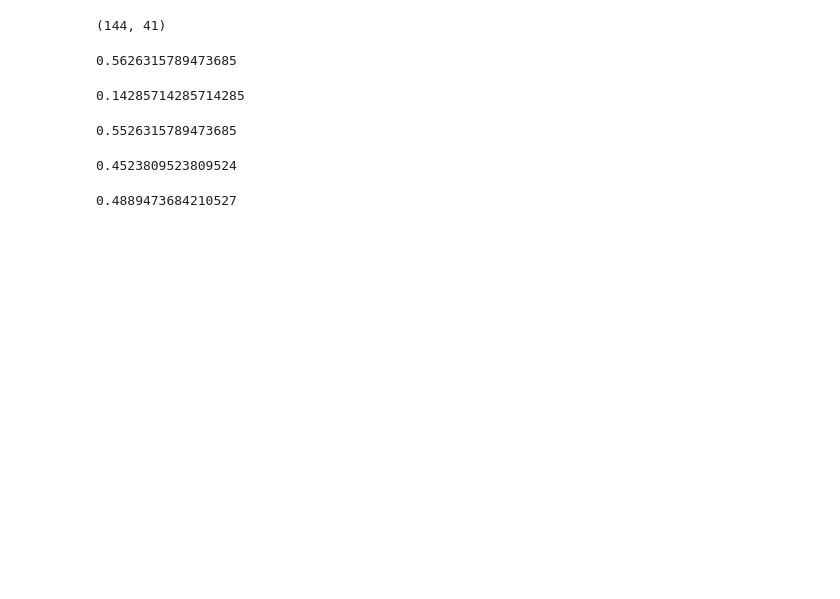
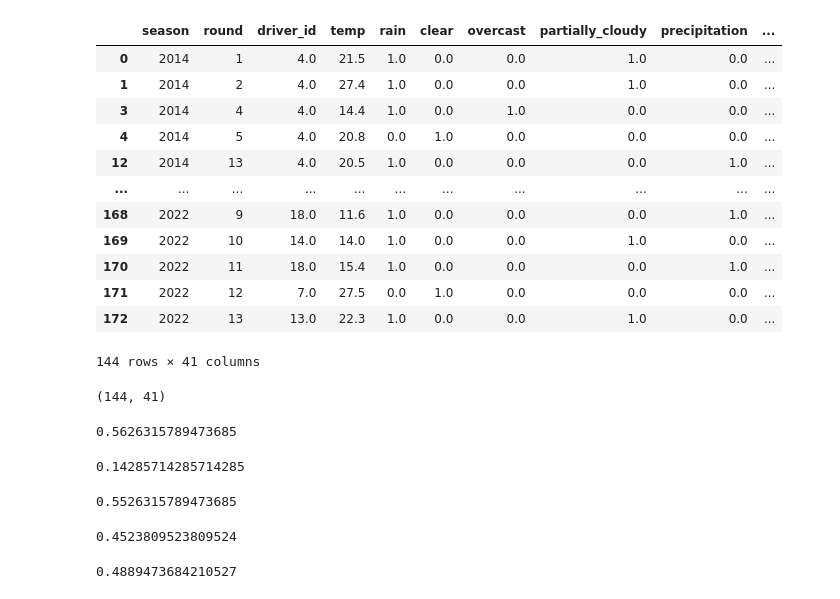
Before and after one commit to Komsomolochka/formula1-prediction, a Jupyter notebook: modelling/qualifying_modelling.ipynb, the cells around one changed output. Drawn from its saved outputs; the diff is of its cells as text; code cells hidden in the pictures; blank space fills up the shorter version.

```diff
--- a/modelling/qualifying_modelling.ipynb
+++ b/modelling/qualifying_modelling.ipynb
@@ -38,5 +41,21 @@ import pickle
 # %%
-df = pd.read_csv('../collecting_data/qualifying.csv', index_col=0)
+df = pd.read_csv('/content/drive/MyDrive/f1/qualifying.csv', index_col=0)
+# %%
+df
+# %% [output]
+|  | season | round | driver_id | temp | rain | clear | overcast | partially_cloudy | precipitation | ... |
+| 0 | 2014 | 1 | 4.0 | 21.5 | 1.0 | 0.0 | 0.0 | 1.0 | 0.0 | ... |
+| 1 | 2014 | 2 | 4.0 | 27.4 | 1.0 | 0.0 | 0.0 | 1.0 | 0.0 | ... |
+| 3 | 2014 | 4 | 4.0 | 14.4 | 1.0 | 0.0 | 1.0 | 0.0 | 0.0 | ... |
+| 4 | 2014 | 5 | 4.0 | 20.8 | 0.0 | 1.0 | 0.0 | 0.0 | 0.0 | ... |
+| 12 | 2014 | 13 | 4.0 | 20.5 | 1.0 | 0.0 | 0.0 | 0.0 | 1.0 | ... |
+| ... | ... | ... | ... | ... | ... | ... | ... | ... | ... | ... |
+| 168 | 2022 | 9 | 18.0 | 11.6 | 1.0 | 0.0 | 0.0 | 0.0 | 1.0 | ... |
+| 169 | 2022 | 10 | 14.0 | 14.0 | 1.0 | 0.0 | 0.0 | 1.0 | 0.0 | ... |
+| 170 | 2022 | 11 | 18.0 | 15.4 | 1.0 | 0.0 | 0.0 | 0.0 | 1.0 | ... |
+| 171 | 2022 | 12 | 7.0 | 27.5 | 0.0 | 1.0 | 0.0 | 0.0 | 0.0 | ... |
+| 172 | 2022 | 13 | 13.0 | 22.3 | 1.0 | 0.0 | 0.0 | 1.0 | 0.0 | ... |
+144 rows × 41 columns
 # %%
 df.shape
 # %% [output]
```
Also changed, not shown: parts of 12 cells of this notebook, 12 other files.
